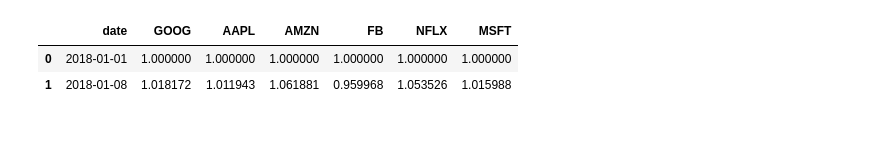
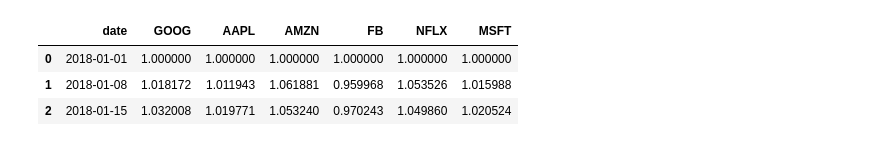
Before and after one commit to mahboobulhassan/python_eda, a Jupyter notebook: PlotlyTimeSeriesPlot01.ipynb, the cells around one changed output. Saved outputs shown, nothing was run; the diff lists cells and outputs as text; code cells hidden in the pictures.

```diff
--- a/PlotlyTimeSeriesPlot01.ipynb
+++ b/PlotlyTimeSeriesPlot01.ipynb
@@ -4,11 +4,12 @@ import plotly.graph_objects as go
 import plotly.io as pio
 # %%
 df=px.data.stocks()
-df.head(2)
+df.head(3)
 # %% [output]
 |  | date | GOOG | AAPL | AMZN | FB | NFLX | MSFT |
 | 0 | 2018-01-01 | 1.000000 | 1.000000 | 1.000000 | 1.000000 | 1.000000 | 1.000000 |
 | 1 | 2018-01-08 | 1.018172 | 1.011943 | 1.061881 | 0.959968 | 1.053526 | 1.015988 |
+| 2 | 2018-01-15 | 1.032008 | 1.019771 | 1.053240 | 0.970243 | 1.049860 | 1.020524 |
 # %%
 x=df['date']
 y1=df['GOOG']
```
